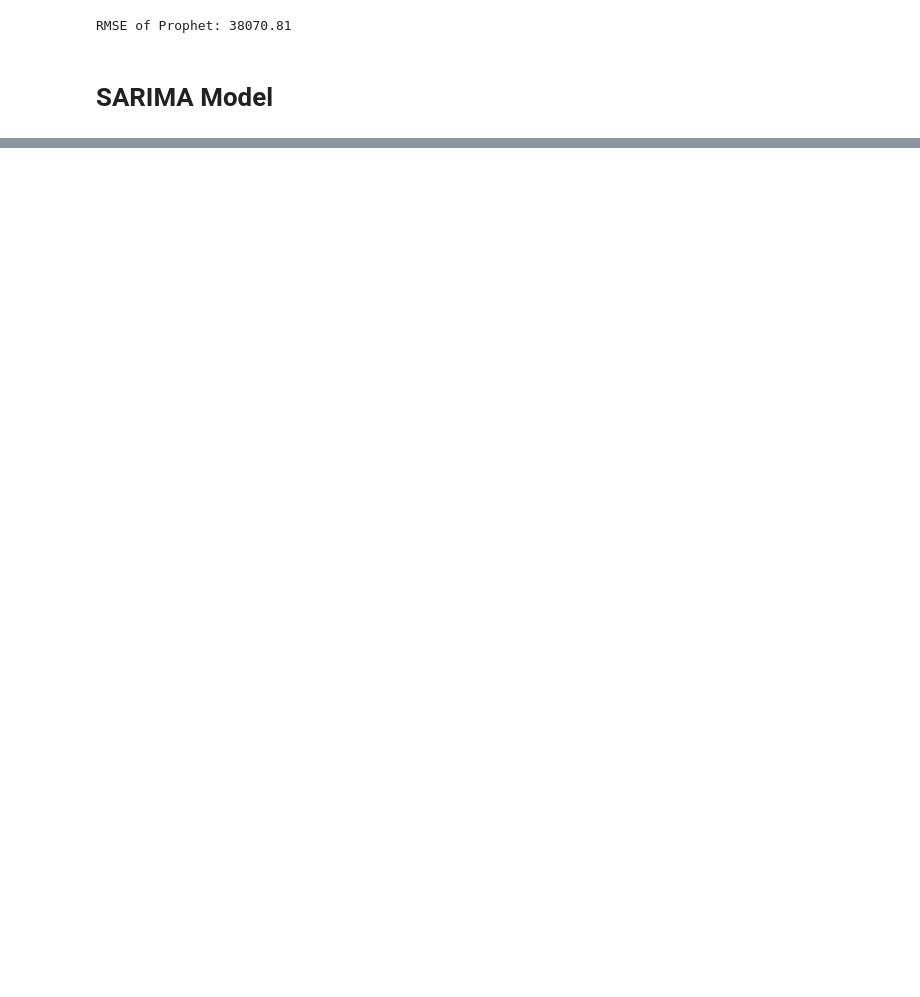
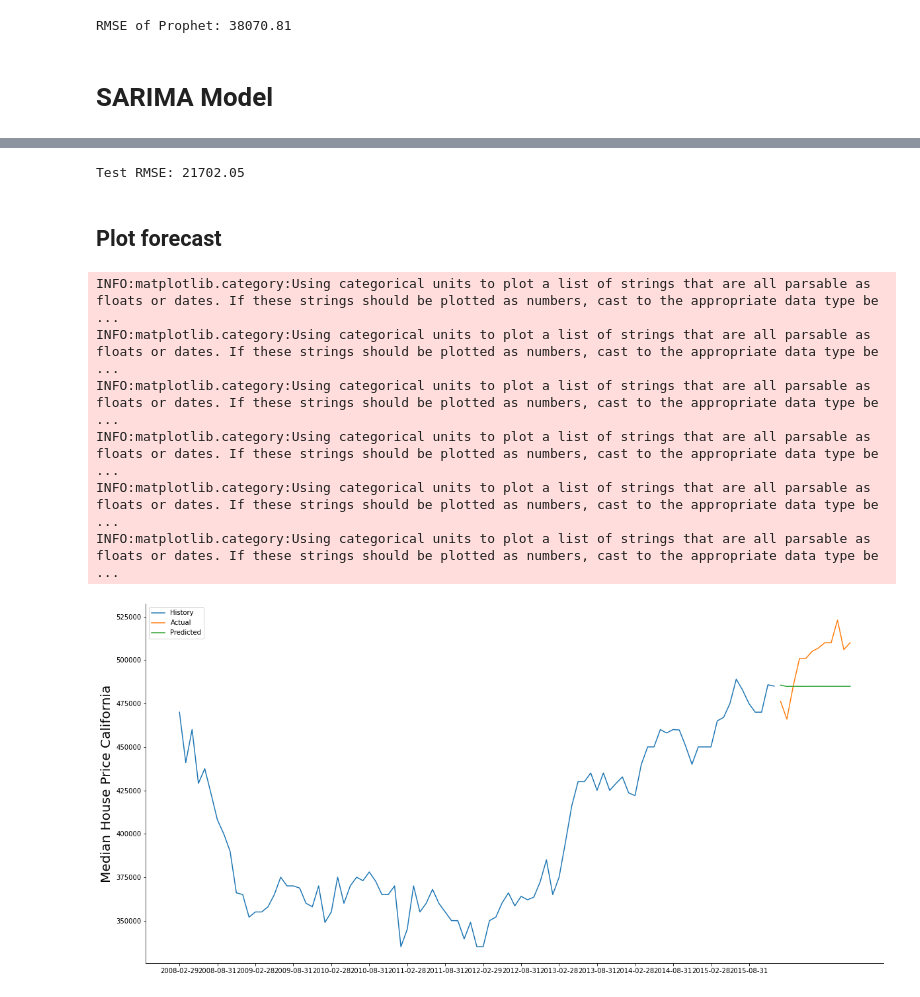
Before and after one commit to lawrencedlin/msds604_project25_2021, a Jupyter notebook: lawrence_final.ipynb, the cells around one changed output, grey strips where cells are left out. Saved outputs shown, nothing was run; the diff lists cells and outputs as text; code cells hidden in the pictures; blank space fills up the shorter version.

Commit message:
Chose SARIMA as final model:

```diff
--- a/lawrence_final.ipynb
+++ b/lawrence_final.ipynb
@@ -53,0 +227,5 @@ RMSE of Prophet: 38070.81
+# %%
+model = sm.tsa.statespace.SARIMAX(train_proph.y, order=(3,1,0),seasonal_order=(0,0,0,0))
+model_fit = model.fit()
+# %%
+forecast_final = model_fit.forecast(len(test))
@@ -53,0 +235,26 @@ RMSE of Prophet: 38070.81
+# %%
+print(f"Test RMSE: {rmse_final:.2f}")
+# %% [output]
+Test RMSE: 21702.05
+# %% [markdown]
+## Plot forecast
+# %%
+forecast_final = pd.Series(forecast_final.values, index = test.index)
+# %%
+fig, ax = plt.subplots(figsize = (20,10))
+ax.plot(train_proph.set_index('ds').y, label = 'History')
+ax.plot(test, label = 'Actual')
+ax.plot(forecast_final, label = 'Predicted')
+ax.set_xticks(np.arange(0,len(train_proph),6))
+ax.legend()
+ax.set_ylabel('Median House Price California', fontsize = 20)
+for pos in ['top','right']:
+    ax.spines[pos].set_visible(False)
+# %% [output]
+INFO:matplotlib.category:Using categorical units to plot a list of strings that are all parsable as floats or dates. If these strings should be plotted as numbers, cast to the appropriate data type be ...
+INFO:matplotlib.category:Using categorical units to plot a list of strings that are all parsable as floats or dates. If these strings should be plotted as numbers, cast to the appropriate data type be ...
+INFO:matplotlib.category:Using categorical units to plot a list of strings that are all parsable as floats or dates. If these strings should be plotted as numbers, cast to the appropriate data type be ...
+INFO:matplotlib.category:Using categorical units to plot a list of strings that are all parsable as floats or dates. If these strings should be plotted as numbers, cast to the appropriate data type be ...
+INFO:matplotlib.category:Using categorical units to plot a list of strings that are all parsable as floats or dates. If these strings should be plotted as numbers, cast to the appropriate data type be ...
+INFO:matplotlib.category:Using categorical units to plot a list of strings that are all parsable as floats or dates. If these strings should be plotted as numbers, cast to the appropriate data type be ...
+[figure, added]
```
Also changed, not shown: parts of 27 cells of this notebook.
